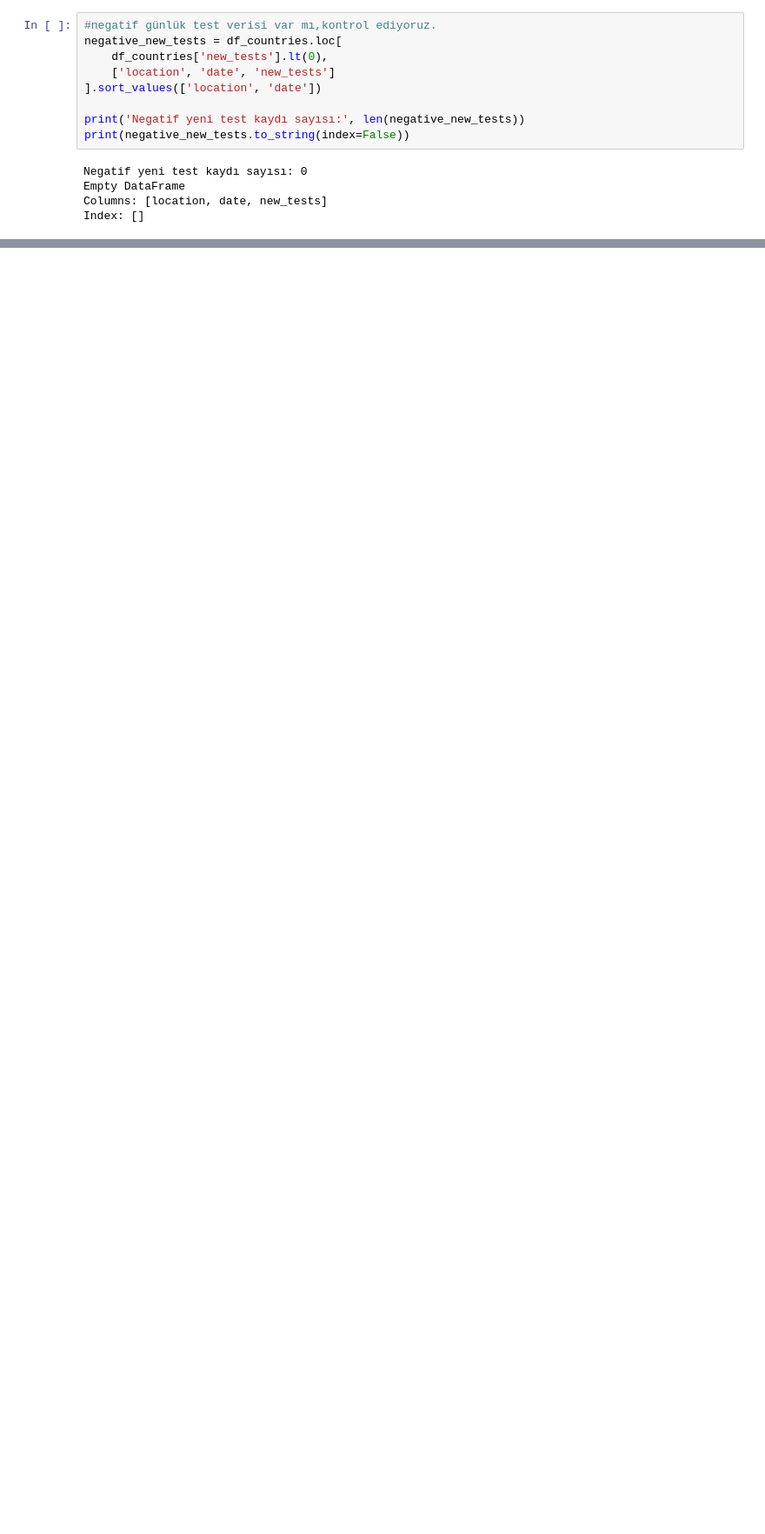
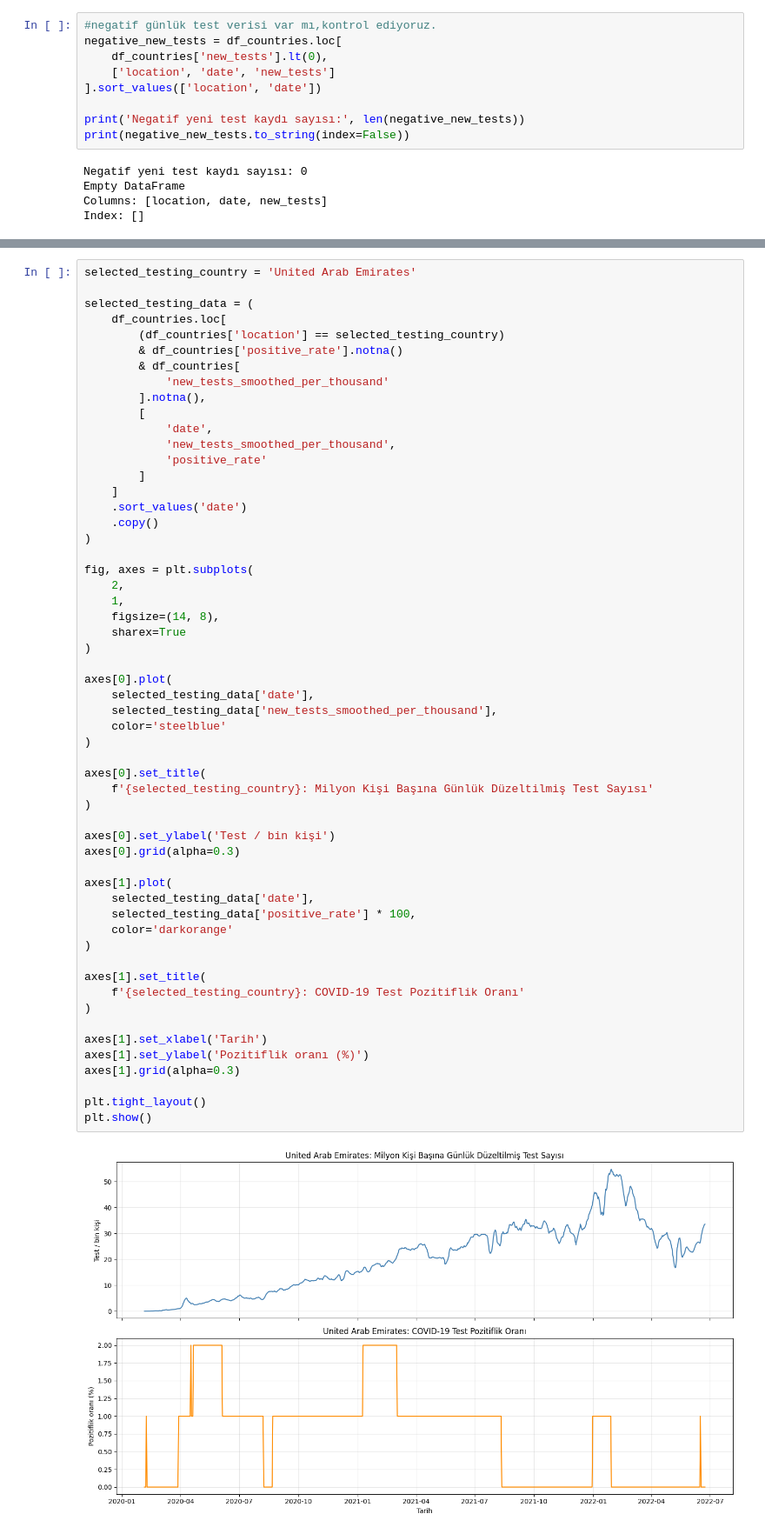
Before and after one commit to nazlican-engineer/CoronaVirusProject, a Jupyter notebook: notebooks/testing_analysis.ipynb, the cells around one changed output, grey strips where cells are left out. Shown at 87% size. Drawn from its saved outputs; the diff is of its cells as text; blank space fills up the shorter version.

```diff
--- a/notebooks/testing_analysis.ipynb
+++ b/notebooks/testing_analysis.ipynb
@@ -337,0 +799,58 @@ Index: []
+# %%
+selected_testing_country = 'United Arab Emirates'
+
+selected_testing_data = (
+    df_countries.loc[
+        (df_countries['location'] == selected_testing_country)
+        & df_countries['positive_rate'].notna()
+        & df_countries[
+            'new_tests_smoothed_per_thousand'
+        ].notna(),
+        [
+            'date',
+            'new_tests_smoothed_per_thousand',
+            'positive_rate'
+        ]
+    ]
+    .sort_values('date')
+    .copy()
+)
+
+fig, axes = plt.subplots(
+    2,
+    1,
+    figsize=(14, 8),
+    sharex=True
+)
+
+axes[0].plot(
+    selected_testing_data['date'],
+    selected_testing_data['new_tests_smoothed_per_thousand'],
+    color='steelblue'
+)
+
+axes[0].set_title(
+    f'{selected_testing_country}: Milyon Kişi Başına Günlük Düzeltilmiş Test Sayısı'
+)
+
+axes[0].set_ylabel('Test / bin kişi')
+axes[0].grid(alpha=0.3)
+
+axes[1].plot(
+    selected_testing_data['date'],
+    selected_testing_data['positive_rate'] * 100,
+    color='darkorange'
+)
+
+axes[1].set_title(
+    f'{selected_testing_country}: COVID-19 Test Pozitiflik Oranı'
+)
+
+axes[1].set_xlabel('Tarih')
+axes[1].set_ylabel('Pozitiflik oranı (%)')
+axes[1].grid(alpha=0.3)
+
+plt.tight_layout()
+plt.show()
+# %% [output]
+[figure, added]
```
Also changed, not shown: parts of 10 cells of this notebook.
